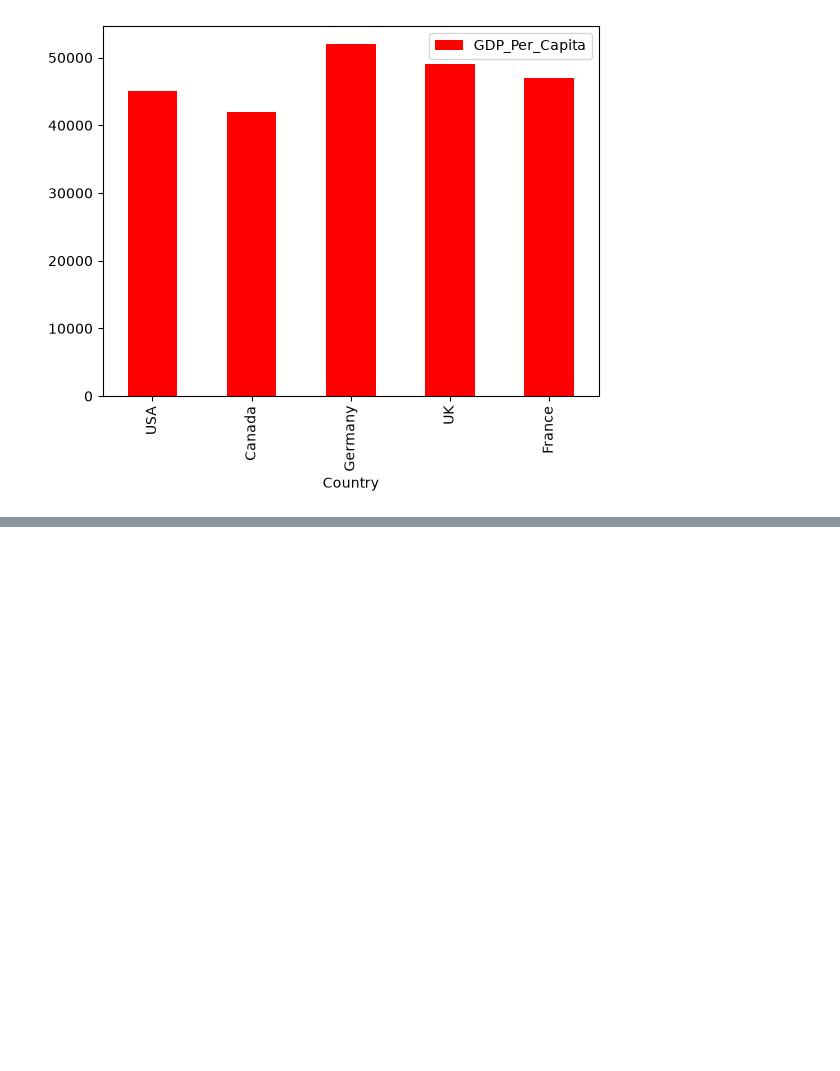
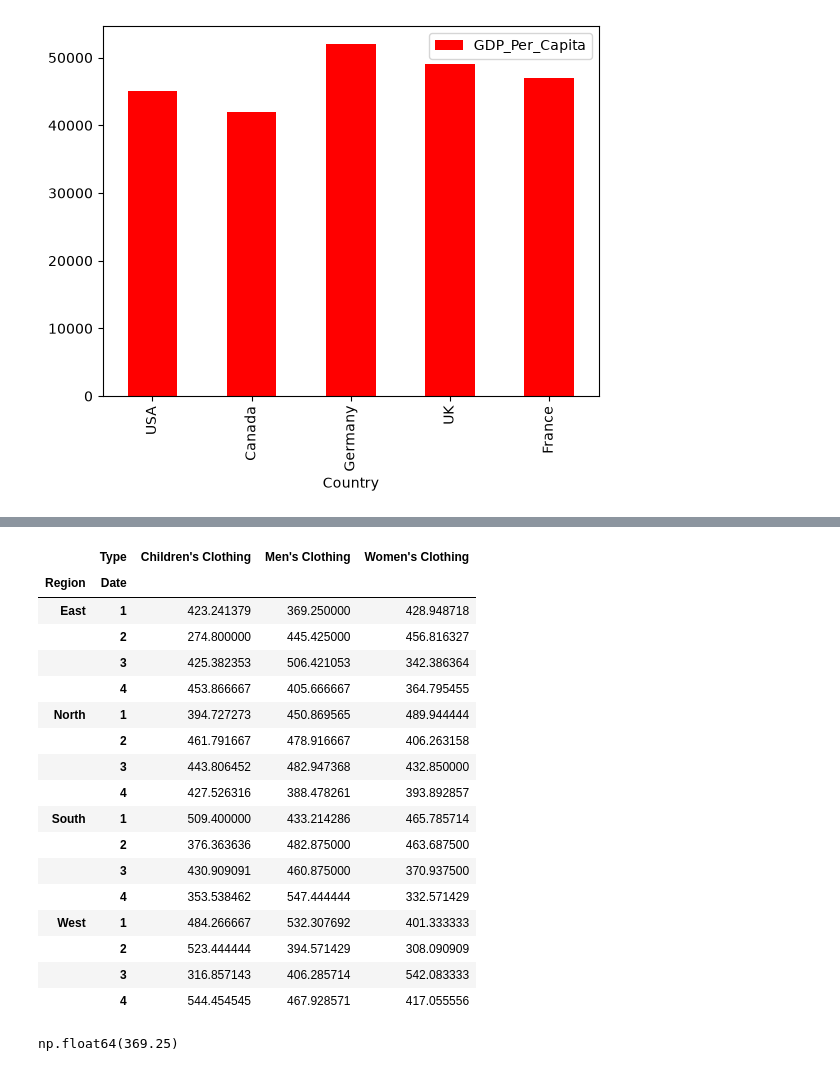
Before and after one commit to gokul-raj-c/Data-Science, a Jupyter notebook: Pandas Tutorials/pandas_tutorials3.ipynb, the cells around one changed output, grey strips where cells are left out. Drawn from its saved outputs; the diff is of its cells as text; code cells hidden in the pictures; blank space fills up the shorter version.

```diff
--- a/Pandas Tutorials/pandas_tutorials3.ipynb
+++ b/Pandas Tutorials/pandas_tutorials3.ipynb
@@ -152,0 +203,26 @@ df.plot(x ='Country', y='GDP_Per_Capita', kind = 'bar', color='r')
+# %%
+pivot=pd.pivot_table(data=df, index=['Region',df['Date'].dt.quarter], columns='Type', values='Sales')
+pivot
+# %% [output]
+|  | Type | Children's Clothing | Men's Clothing | Women's Clothing |
+| Region | Date |  |  |  |
+| East | 1 | 423.241379 | 369.250000 | 428.948718 |
+|  | 2 | 274.800000 | 445.425000 | 456.816327 |
+|  | 3 | 425.382353 | 506.421053 | 342.386364 |
+|  | 4 | 453.866667 | 405.666667 | 364.795455 |
+| North | 1 | 394.727273 | 450.869565 | 489.944444 |
+|  | 2 | 461.791667 | 478.916667 | 406.263158 |
+|  | 3 | 443.806452 | 482.947368 | 432.850000 |
+|  | 4 | 427.526316 | 388.478261 | 393.892857 |
+| South | 1 | 509.400000 | 433.214286 | 465.785714 |
+|  | 2 | 376.363636 | 482.875000 | 463.687500 |
+|  | 3 | 430.909091 | 460.875000 | 370.937500 |
+|  | 4 | 353.538462 | 547.444444 | 332.571429 |
+| West | 1 | 484.266667 | 532.307692 | 401.333333 |
+|  | 2 | 523.444444 | 394.571429 | 308.090909 |
+|  | 3 | 316.857143 | 406.285714 | 542.083333 |
+|  | 4 | 544.454545 | 467.928571 | 417.055556 |
+# %%
+pivot.loc[('East',1),"Men's Clothing"]
+# %% [output]
+np.float64(369.25)
```
Also changed, not shown: parts of 14 cells of this notebook, 3 other files.
